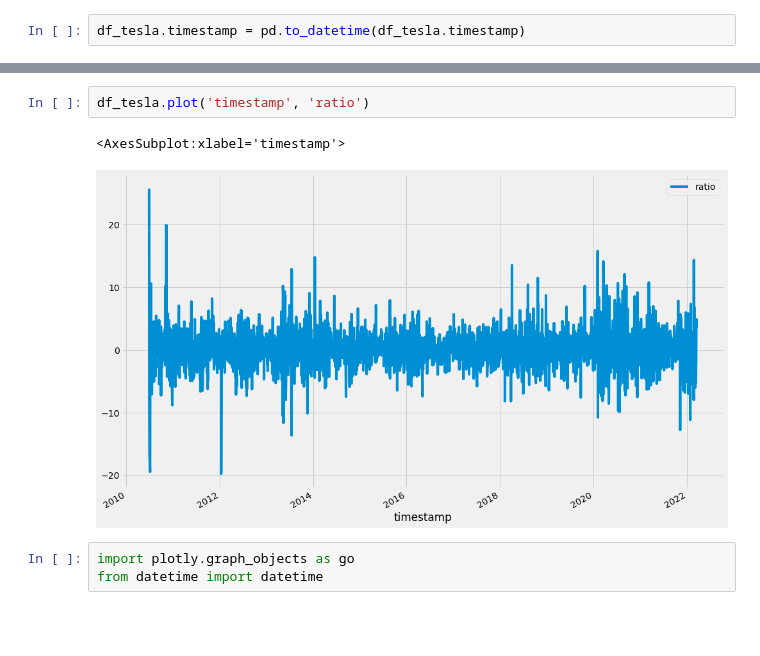
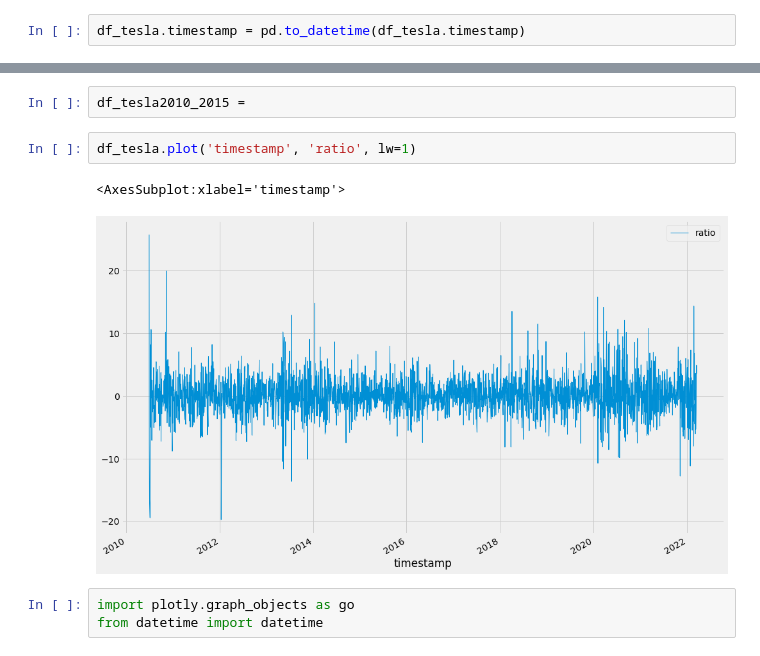
Before and after one commit to BitcoinInvestAnalysis/Capstone, a Jupyter notebook: sandbox.ipynb, the cells around one changed output, grey strips where cells are left out. Cells and saved outputs as stored; diff of their text form; blank space fills up the shorter version.

```diff
--- a/sandbox.ipynb
+++ b/sandbox.ipynb
@@ -49,8 +52,10 @@ df_tesla.head()
+# %%
+df_tesla2010_2015 =
 # %%
-df_tesla.plot('timestamp', 'ratio')
+df_tesla.plot('timestamp', 'ratio', lw=1)
 # %% [output]
 <AxesSubplot:xlabel='timestamp'>
-[figure, old version]
+[figure, new version]
 # %%
 import plotly.graph_objects as go
 from datetime import datetime
```
Also changed, not shown: parts of 11 cells of this notebook.
